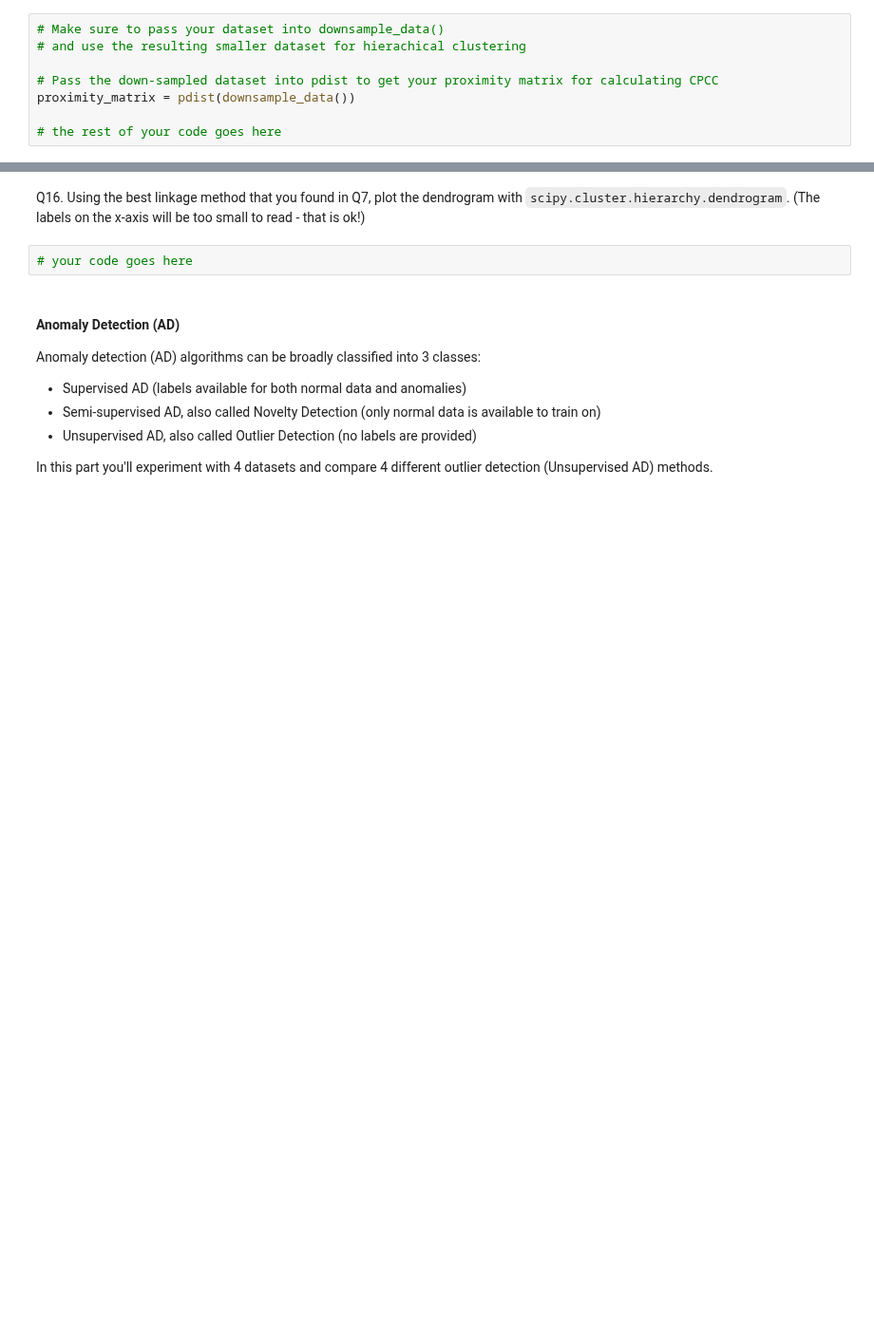
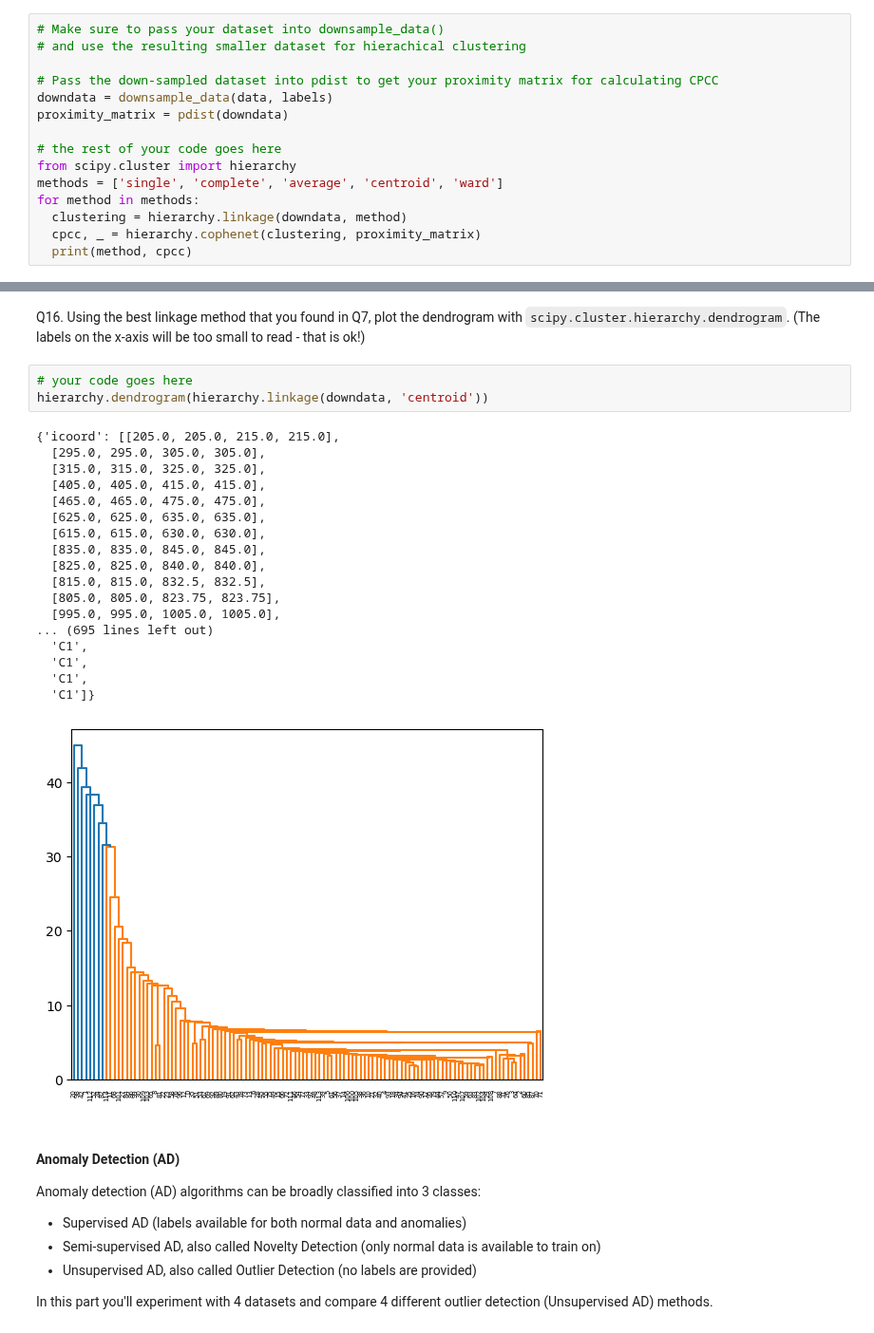
Before and after one commit to aJimenez19037/CS363M-HW, a Jupyter notebook: HW5/HW5 - Clustering.ipynb, the cells around one changed output, grey strips where cells are left out. Shown at 95% size. Saved outputs shown, nothing was run; the diff lists cells and outputs as text; blank space fills up the shorter version.

```diff
--- a/HW5/HW5 - Clustering.ipynb
+++ b/HW5/HW5 - Clustering.ipynb
@@ -377,7 +377,14 @@ Q15. Use Scipy's hierarchical clustering (`scipy.cluster.hierarchy`) to cluster
 # and use the resulting smaller dataset for hierachical clustering
 
 # Pass the down-sampled dataset into pdist to get your proximity matrix for calculating CPCC
-proximity_matrix = pdist(downsample_data())
+downdata = downsample_data(data, labels)
+proximity_matrix = pdist(downdata)
 
 # the rest of your code goes here
+from scipy.cluster import hierarchy
+methods = ['single', 'complete', 'average', 'centroid', 'ward']
+for method in methods:
+  clustering = hierarchy.linkage(downdata, method)
+  cpcc, _ = hierarchy.cophenet(clustering, proximity_matrix)
+  print(method, cpcc)
 # %% [output]
@@ -386,6 +398,26 @@ TypeError: downsample_data() missing 2 required positional arguments: 'data' and
 Q16. Using the best linkage method that you found in Q7, plot the dendrogram with `scipy.cluster.hierarchy.dendrogram`. (The labels on the x-axis will be too small to read - that is ok!)
 # %%
 # your code goes here
+hierarchy.dendrogram(hierarchy.linkage(downdata, 'centroid'))
+# %% [output]
+{'icoord': [[205.0, 205.0, 215.0, 215.0],
+  [295.0, 295.0, 305.0, 305.0],
+  [315.0, 315.0, 325.0, 325.0],
+  [405.0, 405.0, 415.0, 415.0],
+  [465.0, 465.0, 475.0, 475.0],
+  [625.0, 625.0, 635.0, 635.0],
+  [615.0, 615.0, 630.0, 630.0],
+  [835.0, 835.0, 845.0, 845.0],
+  [825.0, 825.0, 840.0, 840.0],
+  [815.0, 815.0, 832.5, 832.5],
+  [805.0, 805.0, 823.75, 823.75],
+  [995.0, 995.0, 1005.0, 1005.0],
+... (695 lines left out)
+  'C1',
+  'C1',
+  'C1',
+  'C1']}
+[figure, added]
 # %% [markdown]
 #### Anomaly Detection (AD)
 
```
Also changed, not shown: parts of 10 cells of this notebook.
